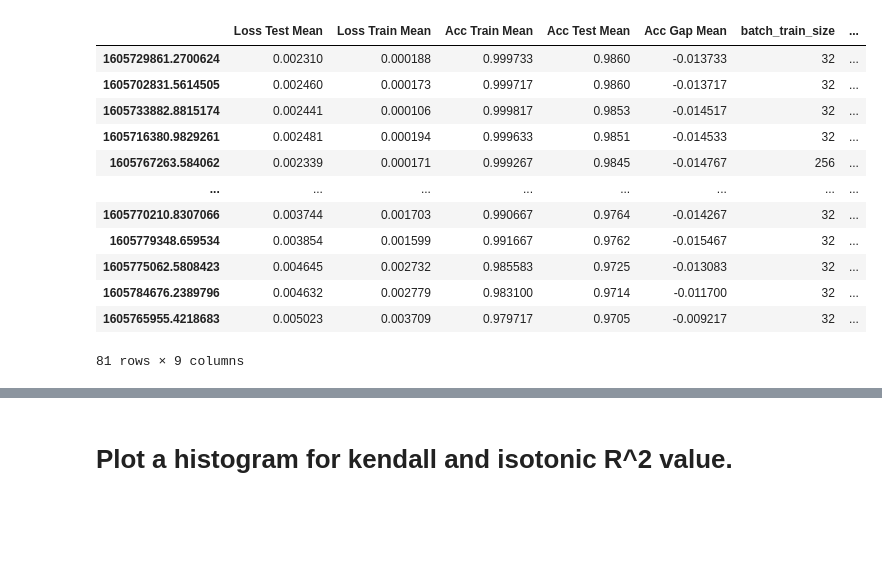
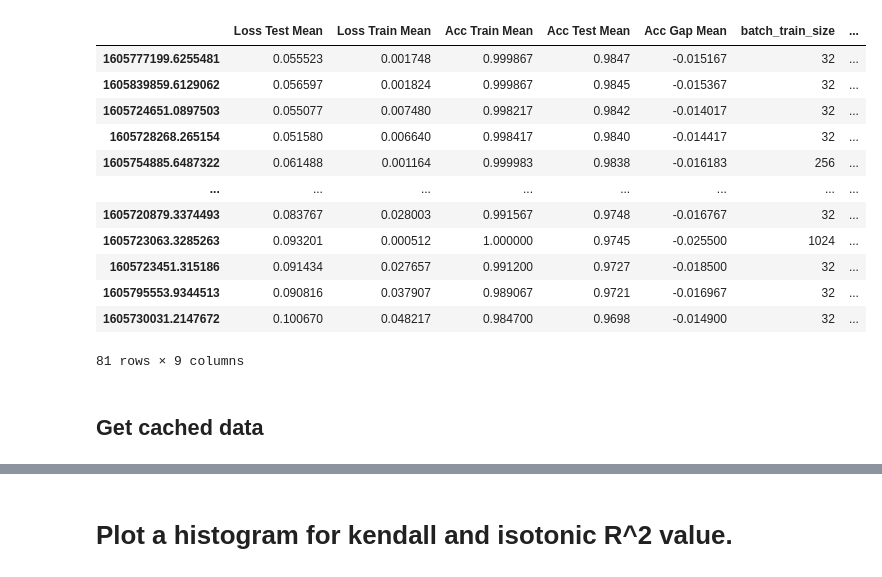
Before and after one commit to daniellengyel/deep_generalizability, a Jupyter notebook: notebooks/Complexity Measure Comparisons.ipynb, the cells around one changed output, grey strips where cells are left out. Saved outputs shown, nothing was run; the diff lists cells and outputs as text; code cells hidden in the pictures; blank space fills up the shorter version.

```diff
--- a/notebooks/Complexity Measure Comparisons.ipynb
+++ b/notebooks/Complexity Measure Comparisons.ipynb
@@ -36,18 +40,20 @@ mse_experiment_folder = os.path.join(root_folder, "experiments", data_name, mse_
 ce_stats_df = mf_post.stats_plotting.get_end_stats(ce_experiment_folder, step=-1)
 mse_stats_df = mf_post.stats_plotting.get_end_stats(mse_experiment_folder, step=-1)
 # %%
-stats_df.sort_values(by="Acc Test Mean", ascending=False)
+ce_stats_df.sort_values(by="Acc Test Mean", ascending=False)
 # %% [output]
 |  | Loss Test Mean | Loss Train Mean | Acc Train Mean | Acc Test Mean | Acc Gap Mean | batch_train_size | ... |
-| 1605729861.2700624 | 0.002310 | 0.000188 | 0.999733 | 0.9860 | -0.013733 | 32 | ... |
-| 1605702831.5614505 | 0.002460 | 0.000173 | 0.999717 | 0.9860 | -0.013717 | 32 | ... |
-| 1605733882.8815174 | 0.002441 | 0.000106 | 0.999817 | 0.9853 | -0.014517 | 32 | ... |
-| 1605716380.9829261 | 0.002481 | 0.000194 | 0.999633 | 0.9851 | -0.014533 | 32 | ... |
-| 1605767263.584062 | 0.002339 | 0.000171 | 0.999267 | 0.9845 | -0.014767 | 256 | ... |
+| 1605777199.6255481 | 0.055523 | 0.001748 | 0.999867 | 0.9847 | -0.015167 | 32 | ... |
+| 1605839859.6129062 | 0.056597 | 0.001824 | 0.999867 | 0.9845 | -0.015367 | 32 | ... |
+| 1605724651.0897503 | 0.055077 | 0.007480 | 0.998217 | 0.9842 | -0.014017 | 32 | ... |
+| 1605728268.265154 | 0.051580 | 0.006640 | 0.998417 | 0.9840 | -0.014417 | 32 | ... |
+| 1605754885.6487322 | 0.061488 | 0.001164 | 0.999983 | 0.9838 | -0.016183 | 256 | ... |
 | ... | ... | ... | ... | ... | ... | ... | ... |
-| 1605770210.8307066 | 0.003744 | 0.001703 | 0.990667 | 0.9764 | -0.014267 | 32 | ... |
-| 1605779348.659534 | 0.003854 | 0.001599 | 0.991667 | 0.9762 | -0.015467 | 32 | ... |
-| 1605775062.5808423 | 0.004645 | 0.002732 | 0.985583 | 0.9725 | -0.013083 | 32 | ... |
-| 1605784676.2389796 | 0.004632 | 0.002779 | 0.983100 | 0.9714 | -0.011700 | 32 | ... |
-| 1605765955.4218683 | 0.005023 | 0.003709 | 0.979717 | 0.9705 | -0.009217 | 32 | ... |
+| 1605720879.3374493 | 0.083767 | 0.028003 | 0.991567 | 0.9748 | -0.016767 | 32 | ... |
+| 1605723063.3285263 | 0.093201 | 0.000512 | 1.000000 | 0.9745 | -0.025500 | 1024 | ... |
+| 1605723451.315186 | 0.091434 | 0.027657 | 0.991200 | 0.9727 | -0.018500 | 32 | ... |
+| 1605795553.9344513 | 0.090816 | 0.037907 | 0.989067 | 0.9721 | -0.016967 | 32 | ... |
+| 1605730031.2147672 | 0.100670 | 0.048217 | 0.984700 | 0.9698 | -0.014900 | 32 | ... |
 81 rows × 9 columns
+# %% [markdown]
+## Get cached data
```
Also changed, not shown: parts of 51 cells of this notebook, 12 other files.
